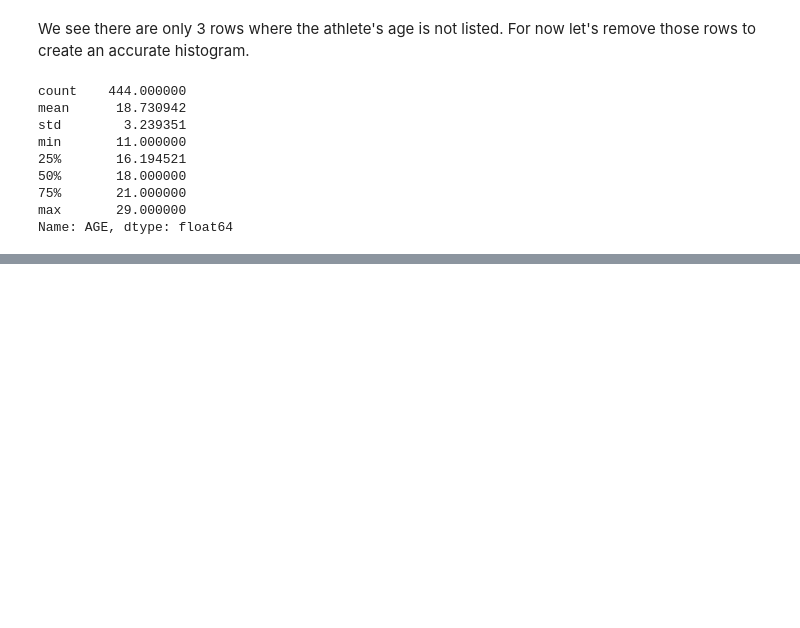
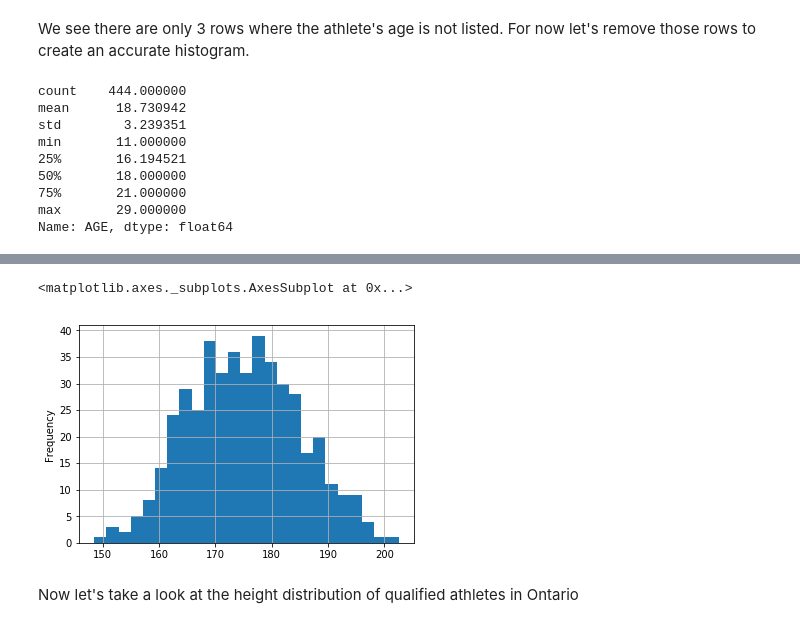
Before and after one commit to d-hasan/RBC-Training-Ground, a Jupyter notebook: rbc-training-ground.ipynb, the cells around one changed output, grey strips where cells are left out. Cells and saved outputs as stored; diff of their text form; code cells hidden in the pictures; blank space fills up the shorter version.

```diff
--- a/rbc-training-ground.ipynb
+++ b/rbc-training-ground.ipynb
@@ -85,0 +114,3 @@ Text(0.5,1,'Ages for 444 Athletes')
+# %%
+height = finalResults.HEIGHT
+height.describe()
@@ -85,0 +127,7 @@ Text(0.5,1,'Ages for 444 Athletes')
+# %%
+height.plot.hist(grid=True, bins=25)
+# %% [output]
+<matplotlib.axes._subplots.AxesSubplot at 0x...>
+[figure, added]
+# %% [markdown]
+Now let's take a look at the height distribution of qualified athletes in Ontario
```
Also changed, not shown: parts of 17 cells of this notebook.
